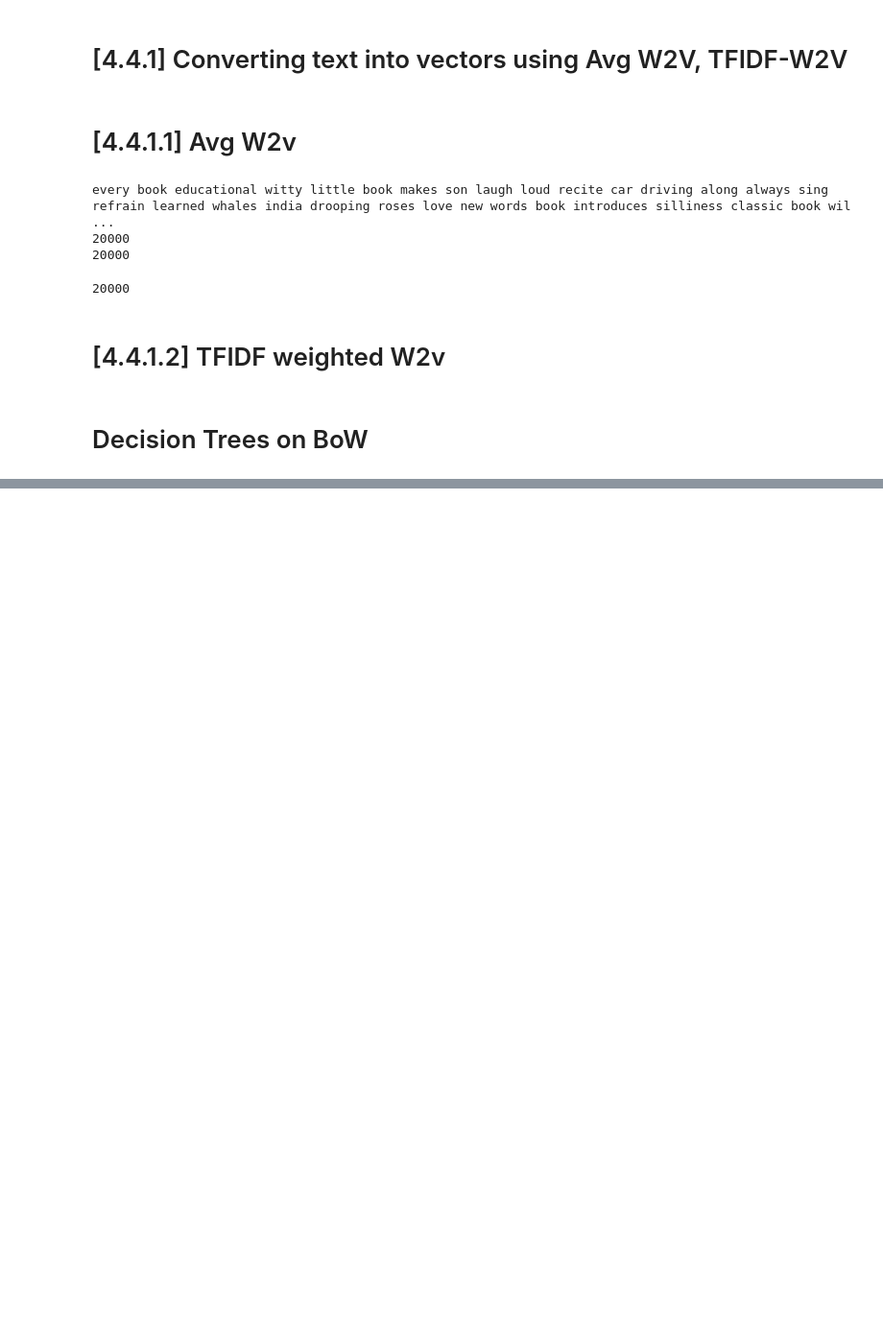
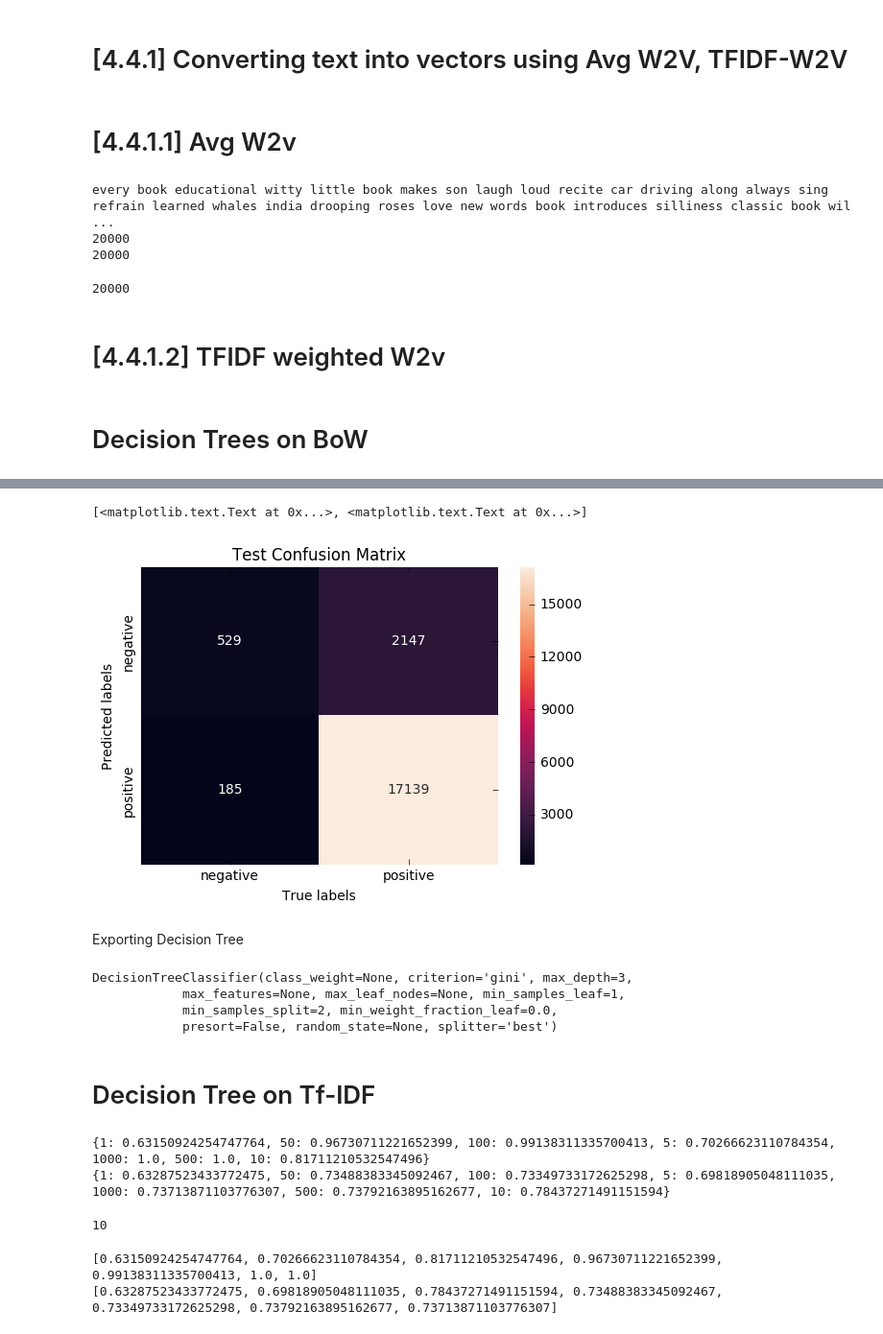
Before and after one commit to rajendrac3/Machine-Learning, a Jupyter notebook: Apply Decision Trees on Amazon reviews data set/Decision Trees.ipynb, the cells around one changed output, grey strips where cells are left out. Shown at 96% size. Saved outputs shown, nothing was run; the diff lists cells and outputs as text; code cells hidden in the pictures; blank space fills up the shorter version.

```diff
--- a/Apply Decision Trees on Amazon reviews data set/Decision Trees.ipynb
+++ b/Apply Decision Trees on Amazon reviews data set/Decision Trees.ipynb
@@ -583,0 +704,22 @@ print(bow_auc_cv)
+# %%
+ax= plt.subplot()
+sns.heatmap(bow_test_conf_matrix, annot=True, ax = ax, fmt='g')
+
+ax.set_ylabel('Predicted labels')
+ax.set_xlabel('True labels')
+ax.set_title('Test Confusion Matrix')
+ax.xaxis.set_ticklabels(['negative', 'positive'])
+ax.yaxis.set_ticklabels(['negative', 'positive'])
+# %% [output]
+[<matplotlib.text.Text at 0x...>, <matplotlib.text.Text at 0x...>]
+[figure, added]
+# %% [markdown]
+Exporting Decision Tree
+# %%
+tclassifier = tree.DecisionTreeClassifier(max_depth = 3)
+tclassifier.fit(BoW_dict['X_train_vect'],Y_train)
+# %% [output]
+DecisionTreeClassifier(class_weight=None, criterion='gini', max_depth=3,
+            max_features=None, max_leaf_nodes=None, min_samples_leaf=1,
+            min_samples_split=2, min_weight_fraction_leaf=0.0,
+            presort=False, random_state=None, splitter='best')
@@ -583,0 +734,2 @@ print(bow_auc_cv)
+# %% [markdown]
+# Decision Tree on Tf-IDF
@@ -583,0 +740,38 @@ print(bow_auc_cv)
+# %%
+tfidf_train_score_list = []
+tfidf_val_score_list = []
+fpr = dict()
+tpr = dict()
+fpr_val = dict()
+tpr_val = dict()
+roc_auc_train = dict()
+roc_auc_val = dict()
+roc_auc_test = dict()
+for depth_val in tqdm([1, 5, 10, 50, 100, 500, 1000]):
+    dt_clf = tree.DecisionTreeClassifier(max_depth=depth_val)
+    dt_clf.fit(tfidf_dict['train_tf_idf'],Y_train)
+    train_proba = dt_clf.predict_proba(tfidf_dict['train_tf_idf'])
+    val_proba = dt_clf.predict_proba(tfidf_dict['cv_tf_idf'])
+
+    fpr[depth_val], tpr[depth_val], _ = roc_curve(Y_train, train_proba[:,1])
+    roc_auc_train[depth_val] = auc(fpr[depth_val], tpr[depth_val])
+    tfidf_train_score_list.append(auc(fpr[depth_val], tpr[depth_val]))
+    fpr_val[depth_val], tpr_val[depth_val], _ = roc_curve(Y_val, val_proba[:,1])
+    roc_auc_val[depth_val] = auc(fpr_val[depth_val], tpr_val[depth_val])
+    tfidf_val_score_list.append(auc(fpr_val[depth_val], tpr_val[depth_val]))
+print(roc_auc_train)
+print(roc_auc_val)
+# %% [output]
+{1: 0.63150924254747764, 50: 0.96730711221652399, 100: 0.99138311335700413, 5: 0.70266623110784354, 1000: 1.0, 500: 1.0, 10: 0.81711210532547496}
+{1: 0.63287523433772475, 50: 0.73488383345092467, 100: 0.73349733172625298, 5: 0.69818905048111035, 1000: 0.73713871103776307, 500: 0.73792163895162677, 10: 0.78437271491151594}
+# %%
+tfidf_best_depth = max(roc_auc_val, key=roc_auc_val.get)
+tfidf_best_depth
+# %% [output]
+10
+# %%
+print(tfidf_train_score_list)
+print(tfidf_val_score_list)
+# %% [output]
+[0.63150924254747764, 0.70266623110784354, 0.81711210532547496, 0.96730711221652399, 0.99138311335700413, 1.0, 1.0]
+[0.63287523433772475, 0.69818905048111035, 0.78437271491151594, 0.73488383345092467, 0.73349733172625298, 0.73792163895162677, 0.73713871103776307]
```
Also changed, not shown: parts of 62 cells of this notebook, 5 other files.
